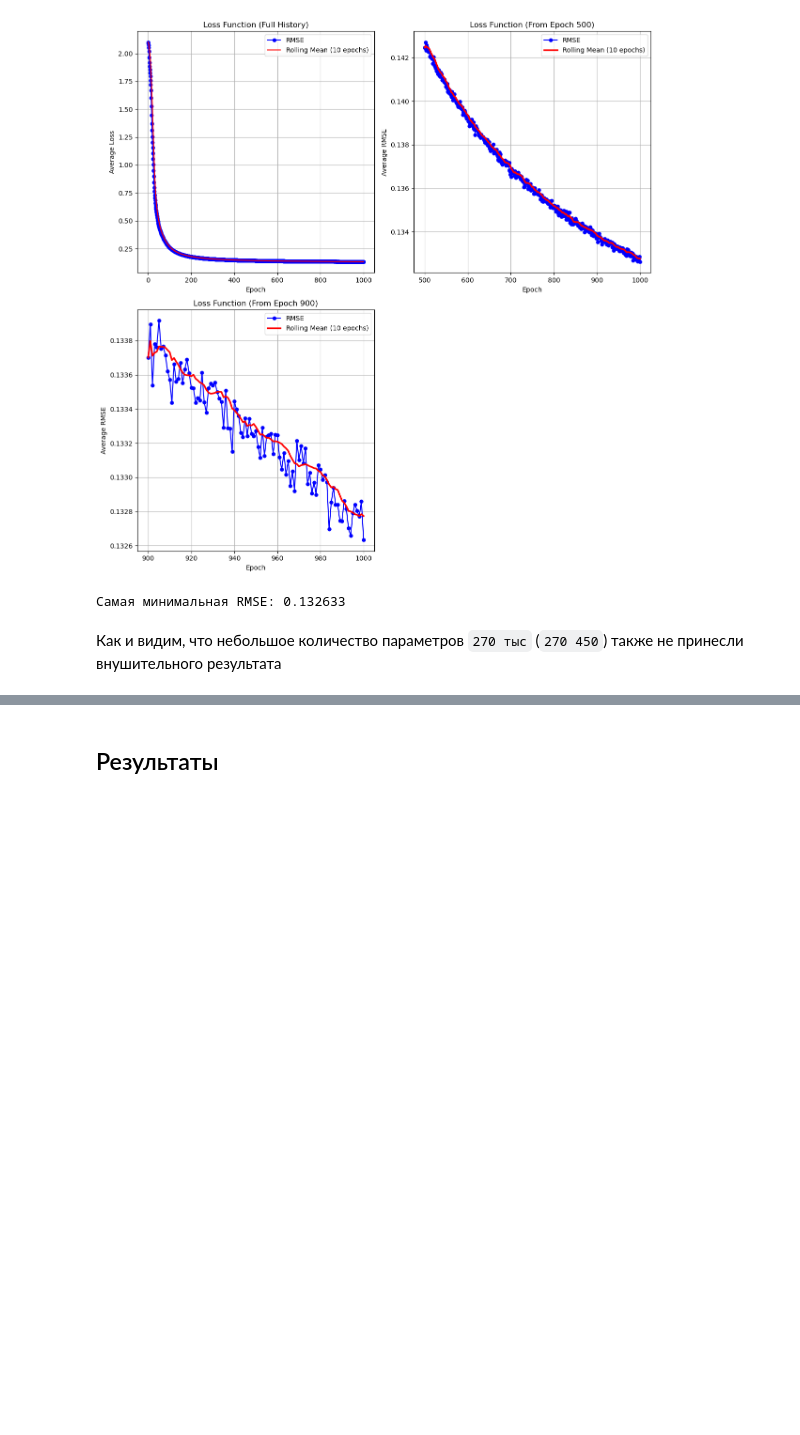
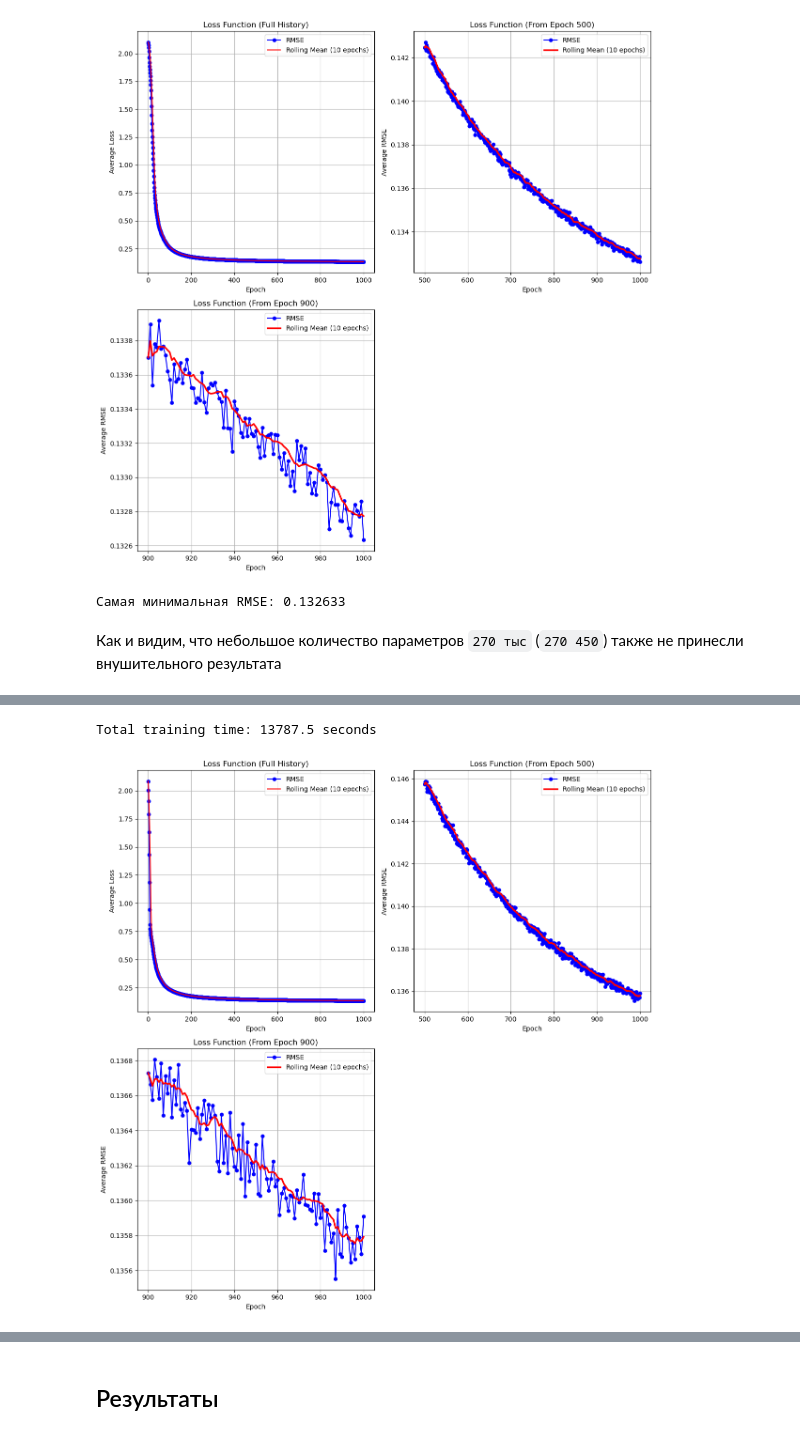
Before and after one commit to RedAlexDad/hw_tasks_bmstu, a Jupyter notebook: report.ipynb, the cells around one changed output, grey strips where cells are left out. Saved outputs shown, nothing was run; the diff lists cells and outputs as text; code cells hidden in the pictures; blank space fills up the shorter version.

```diff
--- a/report.ipynb
+++ b/report.ipynb
@@ -886,0 +900,18 @@ print(f'Самая минимальная RMSE: {df_history.RMSE.min()}')
+# %%
+if df_history is not None:
+  # print(df_history)
+  print(f"Total training time: {total_training_time} seconds")
+  plot_training_history(df_history, start_epochs=[500, 900], rolling_window=10)
+
+  # Добавление информации в df_results
+  new_row = {
+      'Total parameters': total_param,
+      'RMSE': df_history.RMSE.min(),
+      'Training time (s)': total_training_time
+  }
+  df_results = pd.concat([df_results, pd.DataFrame([new_row])], ignore_index=True)
+else:
+  print("История обучения не найдена в файле лога.")
+# %% [output]
+Total training time: 13787.5 seconds
+[figure, added]
```
Also changed, not shown: parts of 8 cells of this notebook, 10 other files.
